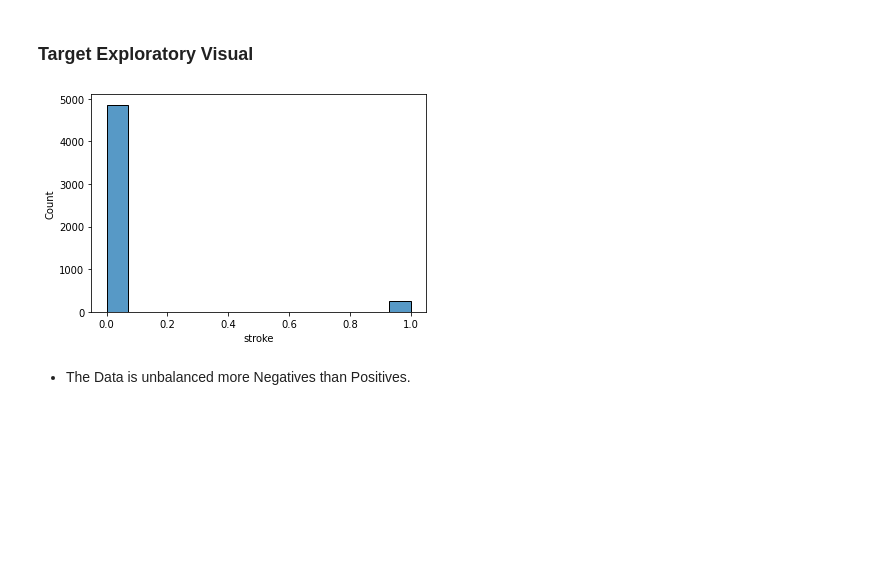
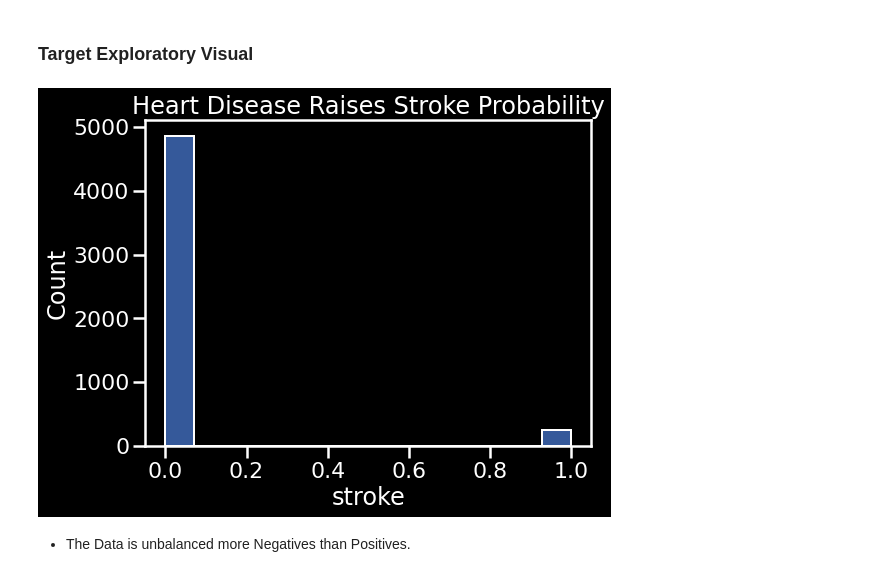
Before and after one commit to Bschreff/Heath-Care-Predictions, a Jupyter notebook: Stroke.ipynb, the cells around one changed output. Drawn from its saved outputs; the diff is of its cells as text; code cells hidden in the pictures; blank space fills up the shorter version.

```diff
--- a/Stroke.ipynb
+++ b/Stroke.ipynb
@@ -216,10 +216,15 @@ Name: smoking_status, dtype: int64
 ## **Univariate visuals for the target and all features.**
 # %% [markdown]
 ### **Target Exploratory Visual**
-# %%
-sns.histplot(data = df, x = 'stroke');
-# %% [output]
-[figure, removed]
+# %%
+plt.figure(figsize=(8,6))
+sns.histplot(data = df, x = 'stroke');
+plt.title('Number of Patient that have had a Stroke');
+sns.set_context('poster')
+plt.style.use(['dark_background', 'seaborn-muted'])
+plt.title('Heart Disease Raises Stroke Probability');
+# %% [output]
+[figure, added]
 # %% [markdown]
   - The Data is unbalanced more Negatives than Positives.
 # %% [markdown]
```
Also changed, not shown: parts of 27 cells of this notebook.
